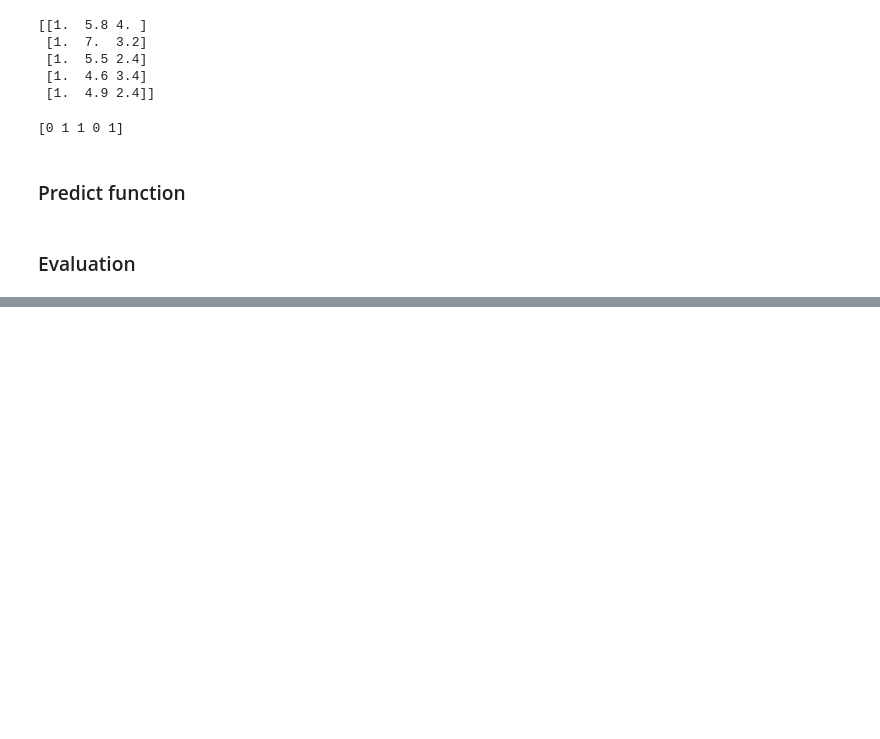
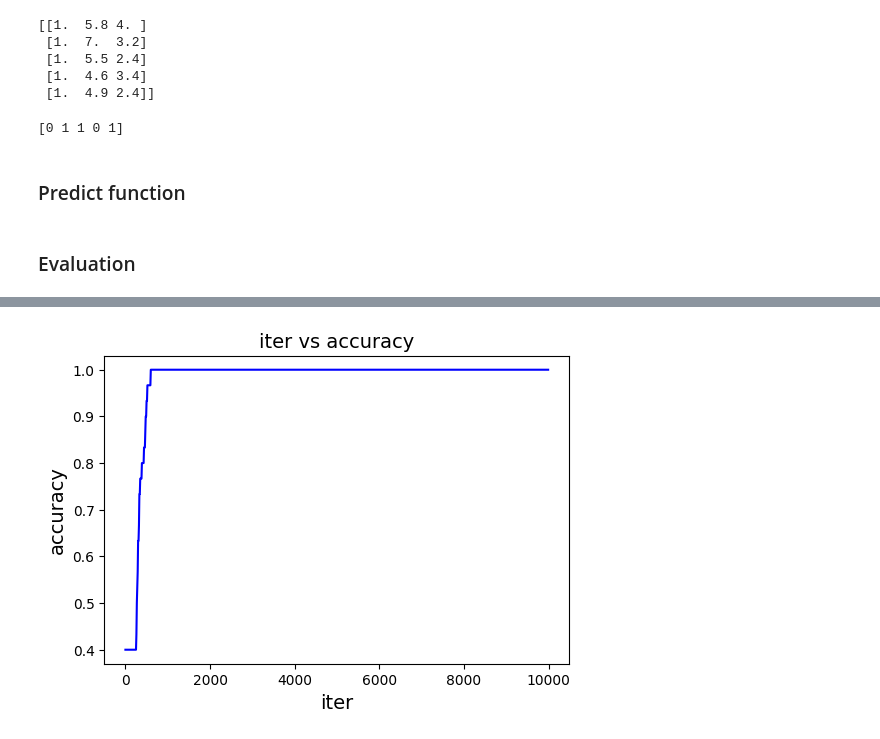
Before and after one commit to Jun-yong-lee/math4dl, a Jupyter notebook: notebooks/ch08-bi-classify.ipynb, the cells around one changed output, grey strips where cells are left out. Cells and saved outputs as stored; diff of their text form; code cells hidden in the pictures; blank space fills up the shorter version.

```diff
--- a/notebooks/ch08-bi-classify.ipynb
+++ b/notebooks/ch08-bi-classify.ipynb
@@ -158,0 +287,10 @@ def classify(y):
+# %%
+# 학습 곡선 표시 (정확도)
+plt.figure(figsize=(6,4))
+plt.plot(history[:,0], history[:,2], 'b')
+plt.xlabel('iter', fontsize=14)
+plt.ylabel('accuracy', fontsize=14)
+plt.title('iter vs accuracy', fontsize=14)
+plt.show()
+# %% [output]
+[figure, added]
```
Also changed, not shown: parts of 18 cells of this notebook.
